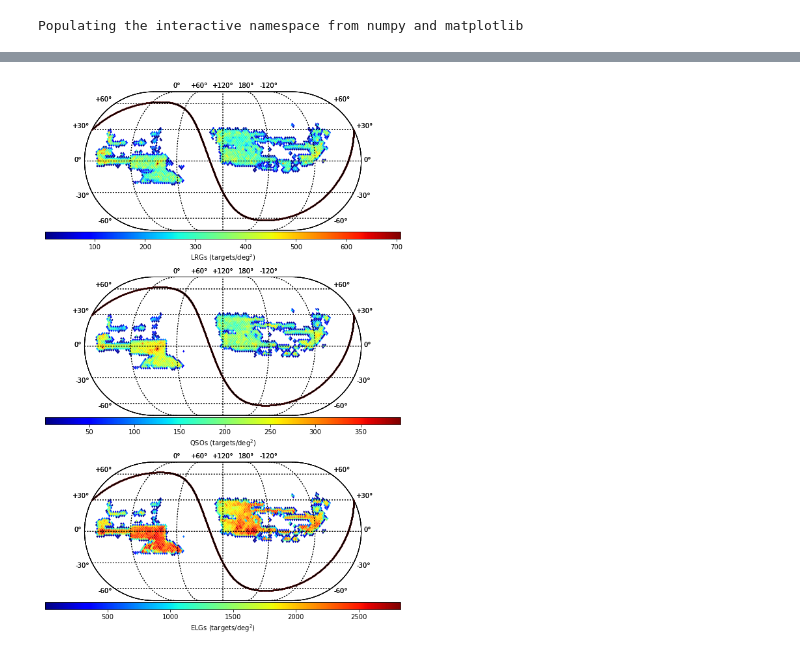
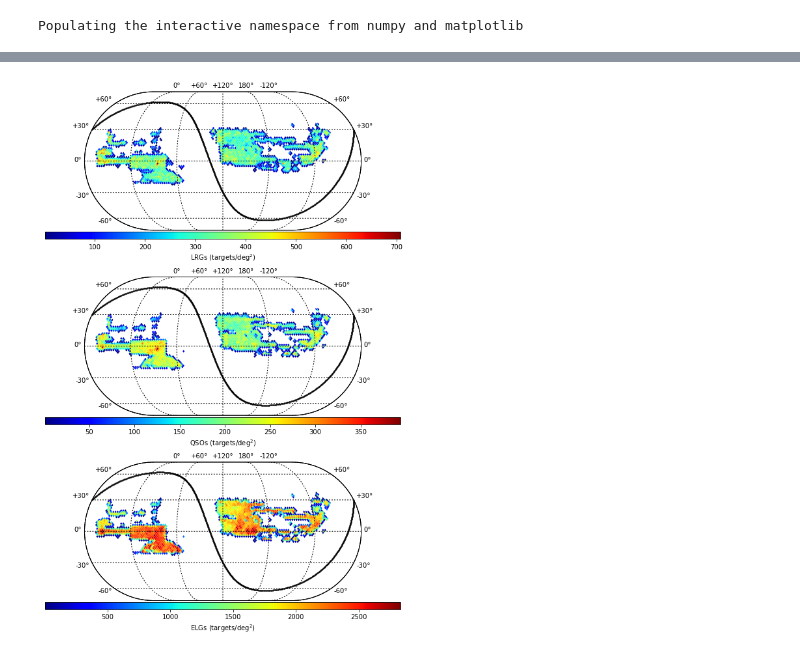
Before and after one commit to moustakas/siena-astrophysics, a Jupyter notebook: research/desitarget/dr3_targets_skymaps.ipynb, the cells around one changed output, grey strips where cells are left out. Drawn from its saved outputs; the diff is of its cells as text; code cells hidden in the pictures.

Commit message:
cleaning up galactic plane

```diff
--- a/research/desitarget/dr3_targets_skymaps.ipynb
+++ b/research/desitarget/dr3_targets_skymaps.ipynb
@@ -24,13 +42,14 @@ dd = fitsio.read(os.path.join(path, 'targets-dr3.1-0.8.1.fits'),
 # %%
 with warnings.catch_warnings():
     warnings.simplefilter('ignore')
     plt.figure(figsize=(8, 12))
     for number, obj in enumerate(['LRG', 'QSO', 'ELG']):
         cut = np.where((dd['DESI_TARGET'] & desi_mask.mask(obj)) != 0)*1
         plt.subplot(3, 1, number+1)
+        basemap = init_sky(galactic_plane_color='k');
         plot_sky_binned(dd['RA'][cut], dd['DEC'][cut], verbose=False, clip_lo='!1', plot_type='healpix',
-                        cmap='jet', label=r'{}s (targets/deg$^2$)'.format(obj));
-        init_sky(galactic_plane_color='k');
+                        cmap='jet', label=r'{}s (targets/deg$^2$)'.format(obj), basemap=basemap);
+
     plt.tight_layout()
 # %% [output]
-[figure, old version]
+[figure, new version]
```
Also changed, not shown: parts of 2 cells of this notebook.
